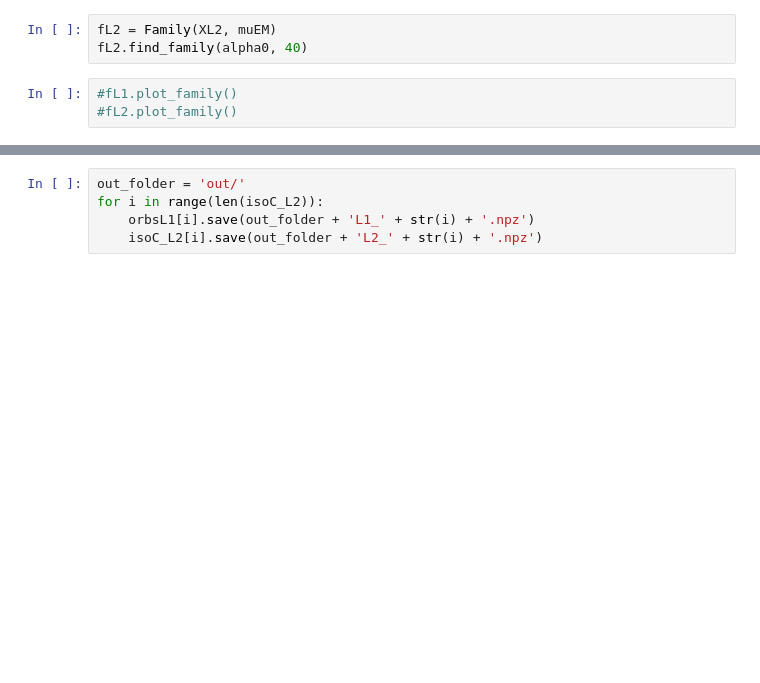
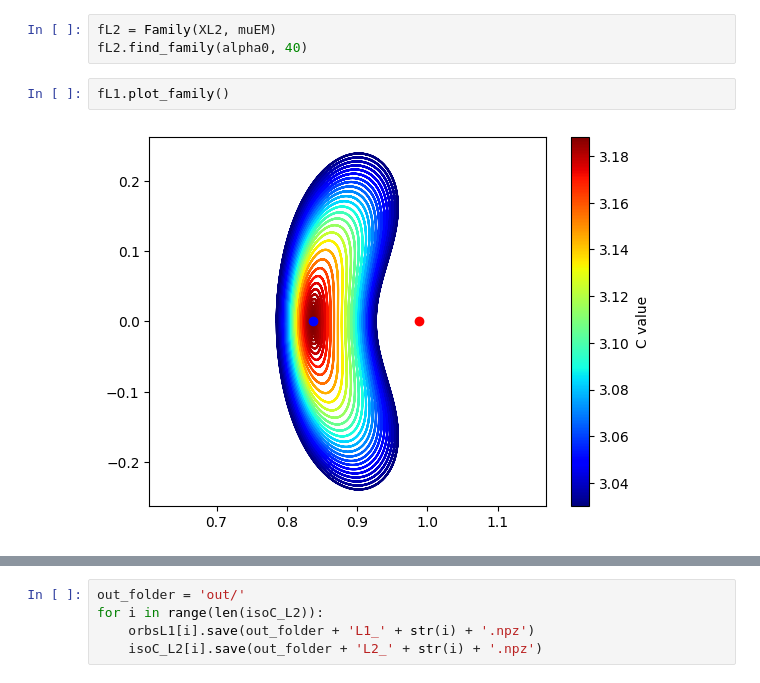
Before and after one commit to Meoli96/Trajectory, a Jupyter notebook: Ex1/main1.ipynb, the cells around one changed output, grey strips where cells are left out. Saved outputs shown, nothing was run; the diff lists cells and outputs as text; blank space fills up the shorter version.

```diff
--- a/Ex1/main1.ipynb
+++ b/Ex1/main1.ipynb
@@ -21,6 +20,7 @@ fL1.find_family(alpha0, 40)
 # %%
 fL2 = Family(XL2, muEM)
 fL2.find_family(alpha0, 40)
-# %%
-#fL1.plot_family()
-#fL2.plot_family()
+# %%
+fL1.plot_family()
+# %% [output]
+[figure, added]
```
Also changed, not shown: parts of 8 cells of this notebook, 12 other files.
